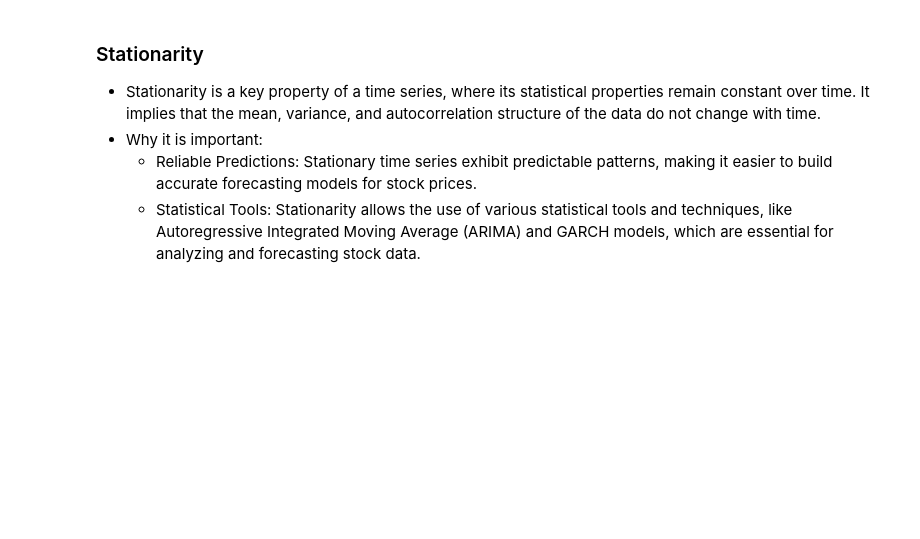
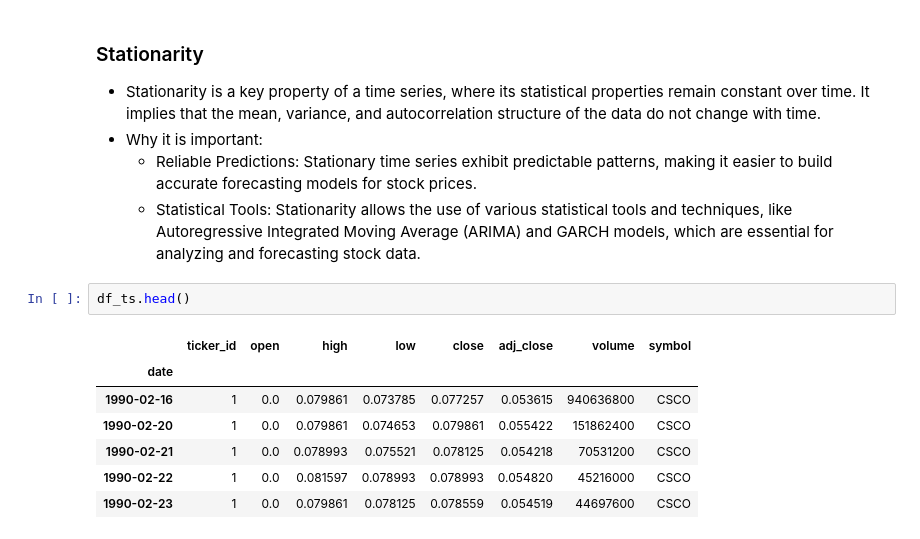
Before and after one commit to chrisJoyceDS/stocks_vs_bonds, a Jupyter notebook: 02_Clean_EDA.ipynb, the cells around one changed output. Saved outputs shown, nothing was run; the diff lists cells and outputs as text; blank space fills up the shorter version.

```diff
--- a/02_Clean_EDA.ipynb
+++ b/02_Clean_EDA.ipynb
@@ -233,3 +252,13 @@ plt.show()
 - Why it is important:
     - Reliable Predictions: Stationary time series exhibit predictable patterns, making it easier to build accurate forecasting models for stock prices.
     - Statistical Tools: Stationarity allows the use of various statistical tools and techniques, like Autoregressive Integrated Moving Average (ARIMA) and GARCH models, which are essential for analyzing and forecasting stock data.
+# %%
+df_ts.head()
+# %% [output]
+|  | ticker_id | open | high | low | close | adj_close | volume | symbol |
+| date |  |  |  |  |  |  |  |  |
+| 1990-02-16 | 1 | 0.0 | 0.079861 | 0.073785 | 0.077257 | 0.053615 | 940636800 | CSCO |
+| 1990-02-20 | 1 | 0.0 | 0.079861 | 0.074653 | 0.079861 | 0.055422 | 151862400 | CSCO |
+| 1990-02-21 | 1 | 0.0 | 0.078993 | 0.075521 | 0.078125 | 0.054218 | 70531200 | CSCO |
+| 1990-02-22 | 1 | 0.0 | 0.081597 | 0.078993 | 0.078993 | 0.054820 | 45216000 | CSCO |
+| 1990-02-23 | 1 | 0.0 | 0.079861 | 0.078125 | 0.078559 | 0.054519 | 44697600 | CSCO |
```
Also changed, not shown: parts of 6 cells of this notebook.
